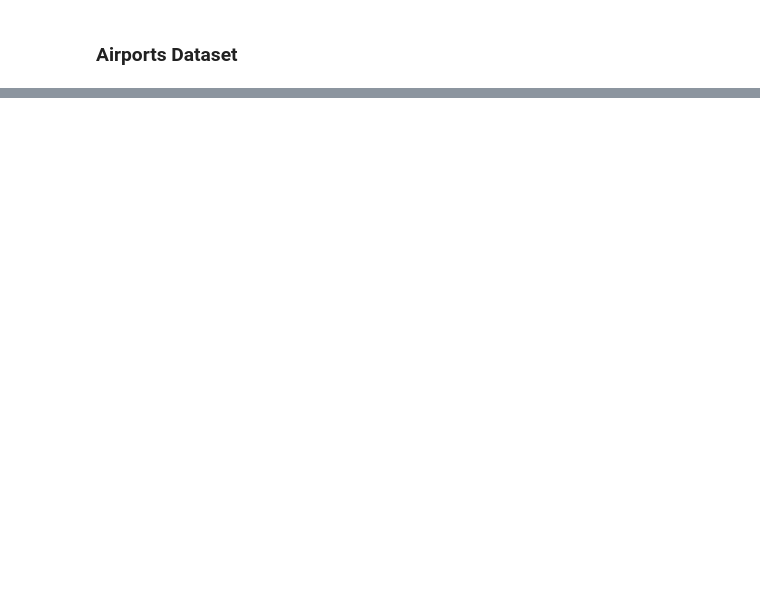
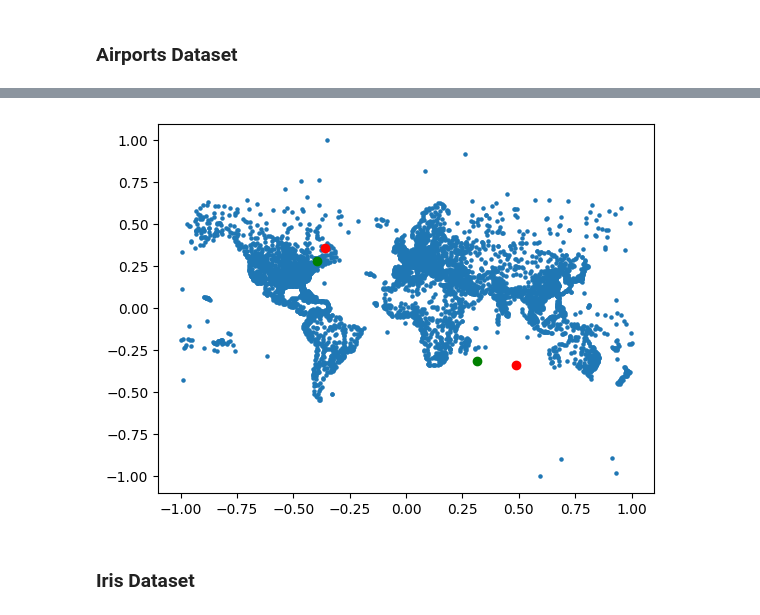
Before and after one commit to amy-ln/dpclustering, a Jupyter notebook: lsh-experiment.ipynb, the cells around one changed output, grey strips where cells are left out. Cells and saved outputs as stored; diff of their text form; code cells hidden in the pictures; blank space fills up the shorter version.

```diff
--- a/lsh-experiment.ipynb
+++ b/lsh-experiment.ipynb
@@ -221,13 +149,23 @@ ax.set(xlabel="Include Threshold", ylabel="Max Depth")
 ### Airports Dataset
 # %%
 airports = np.load("datasets/airports.npy")
-p = Params(epsilon=1, delta=1e-6, radius=1, dimension=2, k=5)
+k=2
+p = Params(epsilon=1, delta=1e-6, radius=1, dimension=2, k=k)
 points1, weights1 = create_bucket_synopsis(small, p, seed=421231)
 points2, weights2 = bucket_using_privacy_accountant(small, p, seed=421231)
+if len(points1) > k:
+    centers1 = lloyd_with_weights(k=k, X=points1, weights=weights1, n_iter=5, rs=84123)
+else:
+    centers1 = points1
+if len(points2) > k:
+    centers2 = lloyd_with_weights(k=k, X=points2, weights=weights2, n_iter=5, rs=2798341)
+else:
+    centers2 = points2
 
 plt.scatter(airports[:,0], airports[:,1], s=5)
-plt.scatter(points1[:,0], points1[:,1], c="red")
-plt.scatter(points2[:,0], points2[:,1], c="green")
+plt.scatter(centers1[:,0], centers1[:,1], c="red")
+plt.scatter(centers2[:,0], centers2[:,1], c="green")
 
-print(f"Algorithm 1 loss: {kmeans_loss(points1, airports)}")
-print(f"Algorithm 2 loss: {kmeans_loss(points2, airports)}")
+print(f"Algorithm 1 loss: {kmeans_loss(centers1, airports)}")
+print(f"Algorithm 2 loss: {kmeans_loss(centers2, airports)}")
+# %% [output]
@@ -233,0 +174,3 @@ print(f"Algorithm 2 loss: {kmeans_loss(points2, airports)}")
+[figure, added]
+# %% [markdown]
+### Iris Dataset
```
Also changed, not shown: parts of 20 cells of this notebook, 1 other file.
